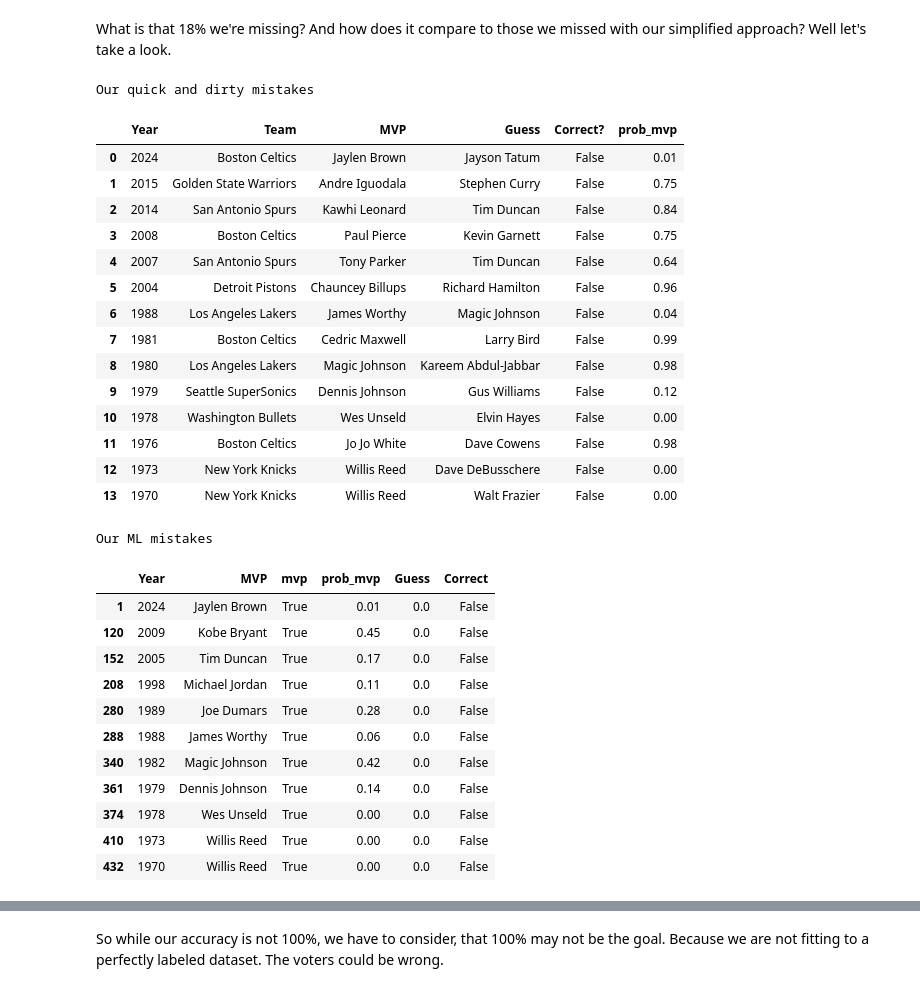
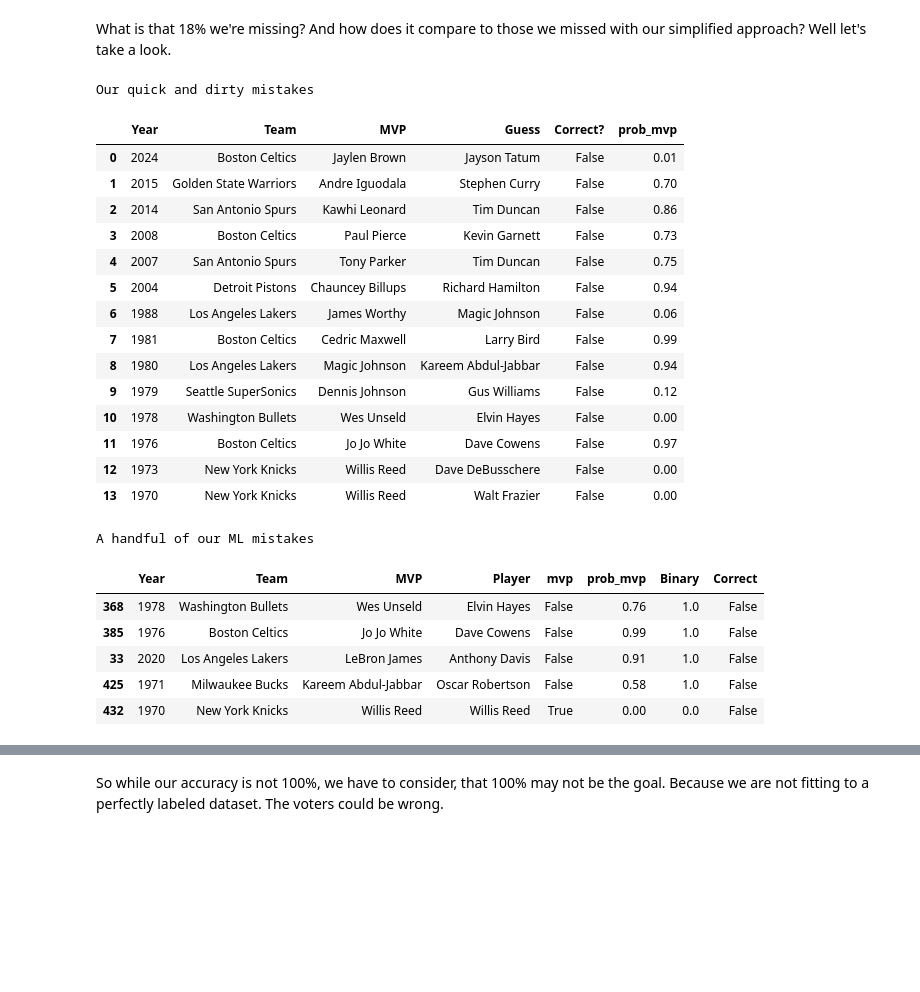
Before and after one commit to NFordUMass/finalsmvp, a Jupyter notebook: finalsmvp.ipynb, the cells around one changed output, grey strips where cells are left out. Cells and saved outputs as stored; diff of their text form; code cells hidden in the pictures; blank space fills up the shorter version.

Commit message:
saving some output

```diff
--- a/finalsmvp.ipynb
+++ b/finalsmvp.ipynb
@@ -284,13 +252,16 @@ top_table(FULL_DF['url'][55],8)
 | 7 | 1969 | Tom Sanders | False | 8 | 8 | 8 | 1 | 8 | 1 | 1 | 8 | ... |
 # %% [markdown]
 Here will be the dataframe we will base our learning upon.  It is the top eight highest scoring players of each winning NBA champion.
-# %%
-# full top 8
-FULL_TOP_8 = top_table(FULL_DF['url'][0],8)
-for i in tqdm(range(len(FULL_DF['url'])-1)):
-    FULL_TOP_8 = pd.concat([FULL_TOP_8,top_table(FULL_DF['url'][i+1],8)],axis=0)
-df.reset_index(drop=True).to_csv('output/top8_full.csv')
-FULL_TOP_8 = FULL_TOP_8.reset_index(drop=True)
+# %%
+def build_table(tableName,rank=True):
+    table = top_table(FULL_DF['url'][0],8,rank)
+    for i in tqdm(range(len(FULL_DF['url'])-1)):
+        table = pd.concat([table,top_table(FULL_DF['url'][i+1],8,rank)],axis=0)
+    table.reset_index(drop=True).to_csv(f'output/{tableName.lower()}.csv')
+    return table.reset_index(drop=True)
+# %%
+FULL_TOP_8 = build_table('FULL_TOP_8',True)
+FULL_TOP_8_unranked = build_table('FULL_TOP_8_unranked',False)
 # %%
 FULL_TOP_8.sample(5)
 # %% [output]
@@ -451,5 +422,11 @@ for train_index, test_index in kf.split(X):
 oof_df = pd.DataFrame(oof_predictions[:,1], columns=['prob_mvp']).round(2)
 output = pd.concat([FULL_TOP_8[['Year','Player','mvp']].reset_index(drop=True), oof_df], axis=1)
 final_predictions = oof_predictions[:,1].round(0)
-output['Guess'] = final_predictions
+output['Binary'] = final_predictions
 output['Correct'] = final_predictions == output['mvp']
+col = output['Year'].apply(mvp_from_year)
+output.insert(loc=1,column='MVP',value=col)
+col = output['Year'].apply(champ_from_year)
+output.insert(loc=1,column='Team',value=col)
+output.to_csv('output/machine_learning_output.csv')
+output.sample(5)
@@ -497,7 +487,7 @@ What is that 18% we're missing?  And how does it compare to those we missed with
 print("Our quick and dirty mistakes")
 mistakes = ppg_trb_ast_output[ppg_trb_ast_output['Correct']== False]
 mistakes = pd.merge(mistakes, output, on=['Year','Player'], how='left')
-mistakes = mistakes.drop(columns=['Correct_y','Guess_y','mvp'])
+mistakes = mistakes.drop(columns=['Team_y','Correct_y','Binary','mvp','MVP'])
 mistakes.columns = ['Year', 'Team', 'MVP', 'Guess', 'Correct?',
        'prob_mvp']
 mistakes
@@ -505,35 +495,29 @@ mistakes
 Our quick and dirty mistakes
 |  | Year | Team | MVP | Guess | Correct? | prob_mvp |
 | 0 | 2024 | Boston Celtics | Jaylen Brown | Jayson Tatum | False | 0.01 |
-| 1 | 2015 | Golden State Warriors | Andre Iguodala | Stephen Curry | False | 0.75 |
-| 2 | 2014 | San Antonio Spurs | Kawhi Leonard | Tim Duncan | False | 0.84 |
-| 3 | 2008 | Boston Celtics | Paul Pierce | Kevin Garnett | False | 0.75 |
-| 4 | 2007 | San Antonio Spurs | Tony Parker | Tim Duncan | False | 0.64 |
-| 5 | 2004 | Detroit Pistons | Chauncey Billups | Richard Hamilton | False | 0.96 |
-| 6 | 1988 | Los Angeles Lakers | James Worthy | Magic Johnson | False | 0.04 |
+| 1 | 2015 | Golden State Warriors | Andre Iguodala | Stephen Curry | False | 0.70 |
+| 2 | 2014 | San Antonio Spurs | Kawhi Leonard | Tim Duncan | False | 0.86 |
+| 3 | 2008 | Boston Celtics | Paul Pierce | Kevin Garnett | False | 0.73 |
+| 4 | 2007 | San Antonio Spurs | Tony Parker | Tim Duncan | False | 0.75 |
+| 5 | 2004 | Detroit Pistons | Chauncey Billups | Richard Hamilton | False | 0.94 |
+| 6 | 1988 | Los Angeles Lakers | James Worthy | Magic Johnson | False | 0.06 |
 | 7 | 1981 | Boston Celtics | Cedric Maxwell | Larry Bird | False | 0.99 |
-| 8 | 1980 | Los Angeles Lakers | Magic Johnson | Kareem Abdul-Jabbar | False | 0.98 |
+| 8 | 1980 | Los Angeles Lakers | Magic Johnson | Kareem Abdul-Jabbar | False | 0.94 |
 | 9 | 1979 | Seattle SuperSonics | Dennis Johnson | Gus Williams | False | 0.12 |
 | 10 | 1978 | Washington Bullets | Wes Unseld | Elvin Hayes | False | 0.00 |
-| 11 | 1976 | Boston Celtics | Jo Jo White | Dave Cowens | False | 0.98 |
+| 11 | 1976 | Boston Celtics | Jo Jo White | Dave Cowens | False | 0.97 |
 | 12 | 1973 | New York Knicks | Willis Reed | Dave DeBusschere | False | 0.00 |
 | 13 | 1970 | New York Knicks | Willis Reed | Walt Frazier | False | 0.00 |
 # %%
-print("Our ML mistakes")
-ml_mistakes_all = ml_mistakes.rename(columns={'Player':'MVP'})
-ml_mistakes = ml_mistakes_all[(ml_mistakes_all['mvp']== True) & (ml_mistakes_all['Correct']== False)]
-ml_mistakes
+print("A handful of our ML mistakes")
+ml_mistakes = output[(output['Correct']== False)]
+ml_mistakes.to_csv('output/machine_learning_mistakes.csv')
+ml_mistakes.sample(5)
 # %% [output]
-Our ML mistakes
+A handful of our ML mistakes
-|  | Year | MVP | mvp | prob_mvp | Guess | Correct |
-| 1 | 2024 | Jaylen Brown | True | 0.01 | 0.0 | False |
-| 120 | 2009 | Kobe Bryant | True | 0.45 | 0.0 | False |
-| 152 | 2005 | Tim Duncan | True | 0.17 | 0.0 | False |
-| 208 | 1998 | Michael Jordan | True | 0.11 | 0.0 | False |
-| 280 | 1989 | Joe Dumars | True | 0.28 | 0.0 | False |
-| 288 | 1988 | James Worthy | True | 0.06 | 0.0 | False |
-| 340 | 1982 | Magic Johnson | True | 0.42 | 0.0 | False |
-| 361 | 1979 | Dennis Johnson | True | 0.14 | 0.0 | False |
-| 374 | 1978 | Wes Unseld | True | 0.00 | 0.0 | False |
-| 410 | 1973 | Willis Reed | True | 0.00 | 0.0 | False |
-| 432 | 1970 | Willis Reed | True | 0.00 | 0.0 | False |
+|  | Year | Team | MVP | Player | mvp | prob_mvp | Binary | Correct |
+| 368 | 1978 | Washington Bullets | Wes Unseld | Elvin Hayes | False | 0.76 | 1.0 | False |
+| 385 | 1976 | Boston Celtics | Jo Jo White | Dave Cowens | False | 0.99 | 1.0 | False |
+| 33 | 2020 | Los Angeles Lakers | LeBron James | Anthony Davis | False | 0.91 | 1.0 | False |
+| 425 | 1971 | Milwaukee Bucks | Kareem Abdul-Jabbar | Oscar Robertson | False | 0.58 | 1.0 | False |
+| 432 | 1970 | New York Knicks | Willis Reed | Willis Reed | True | 0.00 | 0.0 | False |
```
Also changed, not shown: parts of 16 cells of this notebook, 7 other files.
